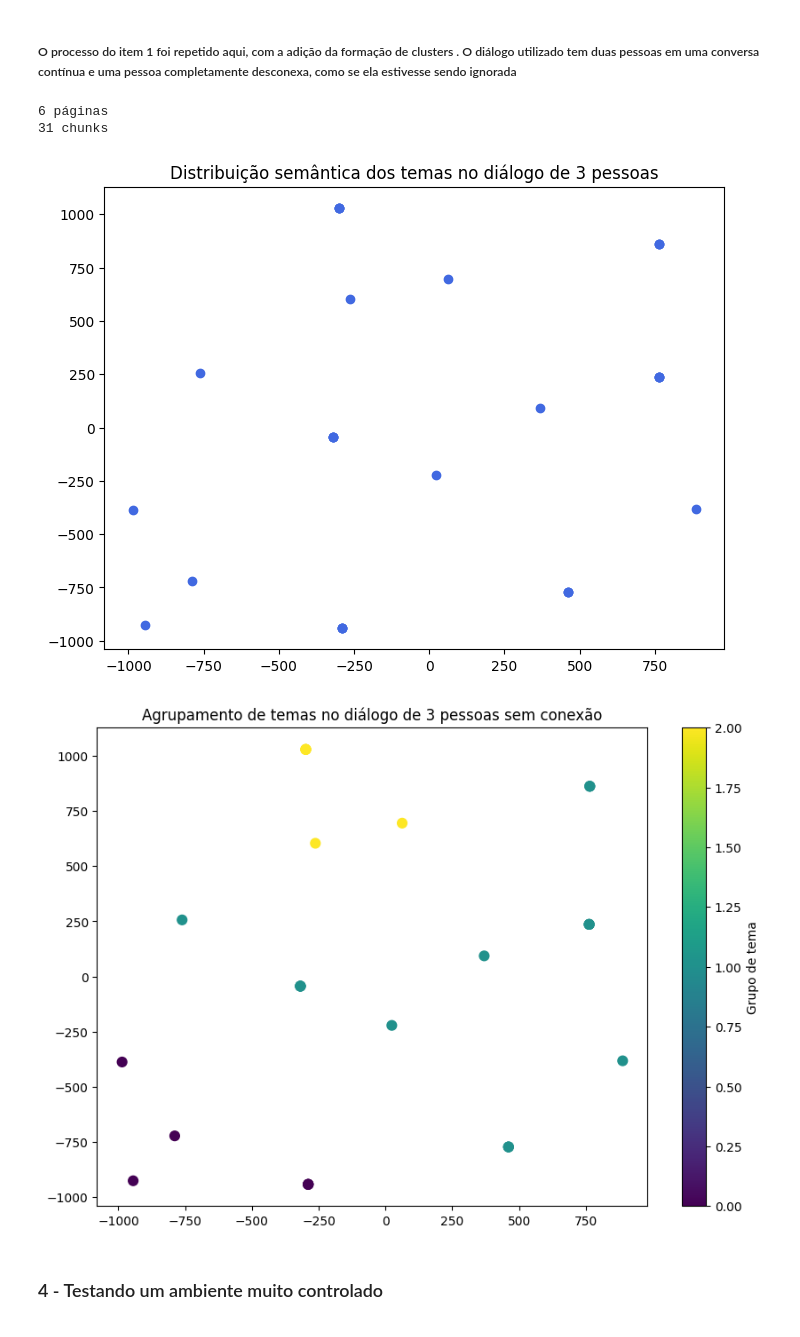
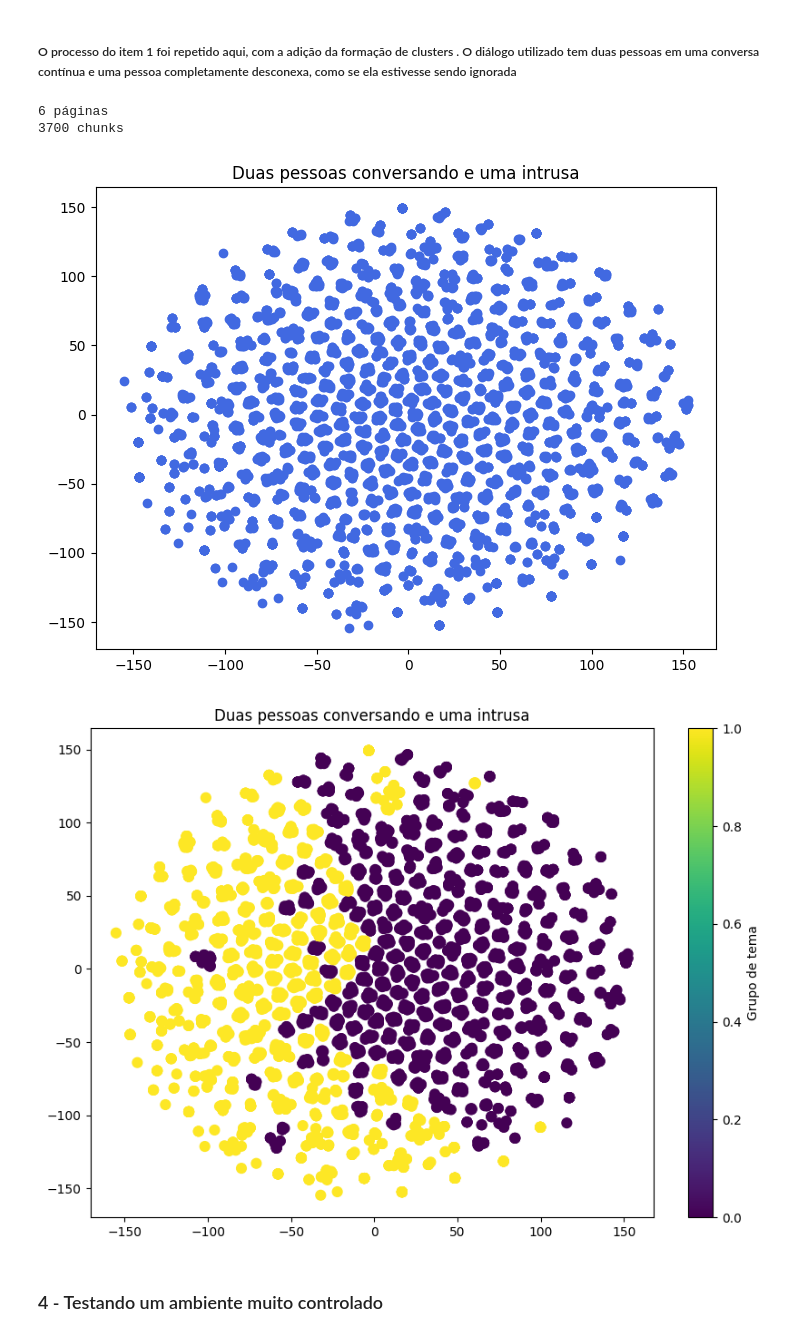
Before and after one commit to soishizaki/Pesquisa_PIBIC, a Jupyter notebook: exp01_embeddings/exp_01_análise_de_dialogos.ipynb, the cells around one changed output. Drawn from its saved outputs; the diff is of its cells as text; code cells hidden in the pictures.

Commit message:
Testing chunk sizes and perplexity values + adding 4.2 section

```diff
--- a/exp01_embeddings/exp_01_análise_de_dialogos.ipynb
+++ b/exp01_embeddings/exp_01_análise_de_dialogos.ipynb
@@ -133,8 +134,8 @@ pages_dialogo3 = loader_dialogo3.load()
 print(f"{len(pages_dialogo3)} páginas")
 
 text_splitter3 = RecursiveCharacterTextSplitter(
-    chunk_size=1000,
-    chunk_overlap=700,
+    chunk_size=5,
+    chunk_overlap=2,
     length_function=len,
     is_separator_regex=False,
 )
@@ -145,30 +146,30 @@ vector_dialogo3 = np.array(
     embeddings.embed_documents([chunk.page_content for chunk in chunks_dialogo3])
 )
 
-tsne3 = TSNE(n_components=2, random_state=42, perplexity=10)
+tsne3 = TSNE(n_components=2, random_state=42, perplexity=5)
 vectors_tsne3 = tsne3.fit_transform(vector_dialogo3)
 
-num_clusters3 = 3
+num_clusters3 = 2
 kmeans3 = KMeans(n_clusters=num_clusters3, random_state=42)
 clusters3 = kmeans3.fit_predict(vector_dialogo3)
 # %% [output]
 6 páginas
-31 chunks
+3700 chunks
 # %%
 plt.figure(figsize=(8,6))
 plt.scatter(vectors_tsne3[:,0], vectors_tsne3[:,1], color="royalblue")
-plt.title("Distribuição semântica dos temas no diálogo de 3 pessoas")
+plt.title("Duas pessoas conversando e uma intrusa")
 plt.show()
 # %% [output]
-[figure, old version]
+[figure, new version]
 # %%
 plt.figure(figsize=(10,7))
 plt.scatter(vectors_tsne3[:,0], vectors_tsne3[:,1], c=clusters3, cmap="viridis", s=60)
-plt.title("Agrupamento de temas no diálogo de 3 pessoas sem conexão")
+plt.title("Duas pessoas conversando e uma intrusa")
 plt.colorbar(label="Grupo de tema")
 plt.show()
 # %% [output]
-[figure, old version]
+[figure, new version]
 # %% [markdown]
 ### 4 - Testando um ambiente muito controlado
 # %% [markdown]
```
Also changed, not shown: parts of 12 cells of this notebook, 3 other files.
